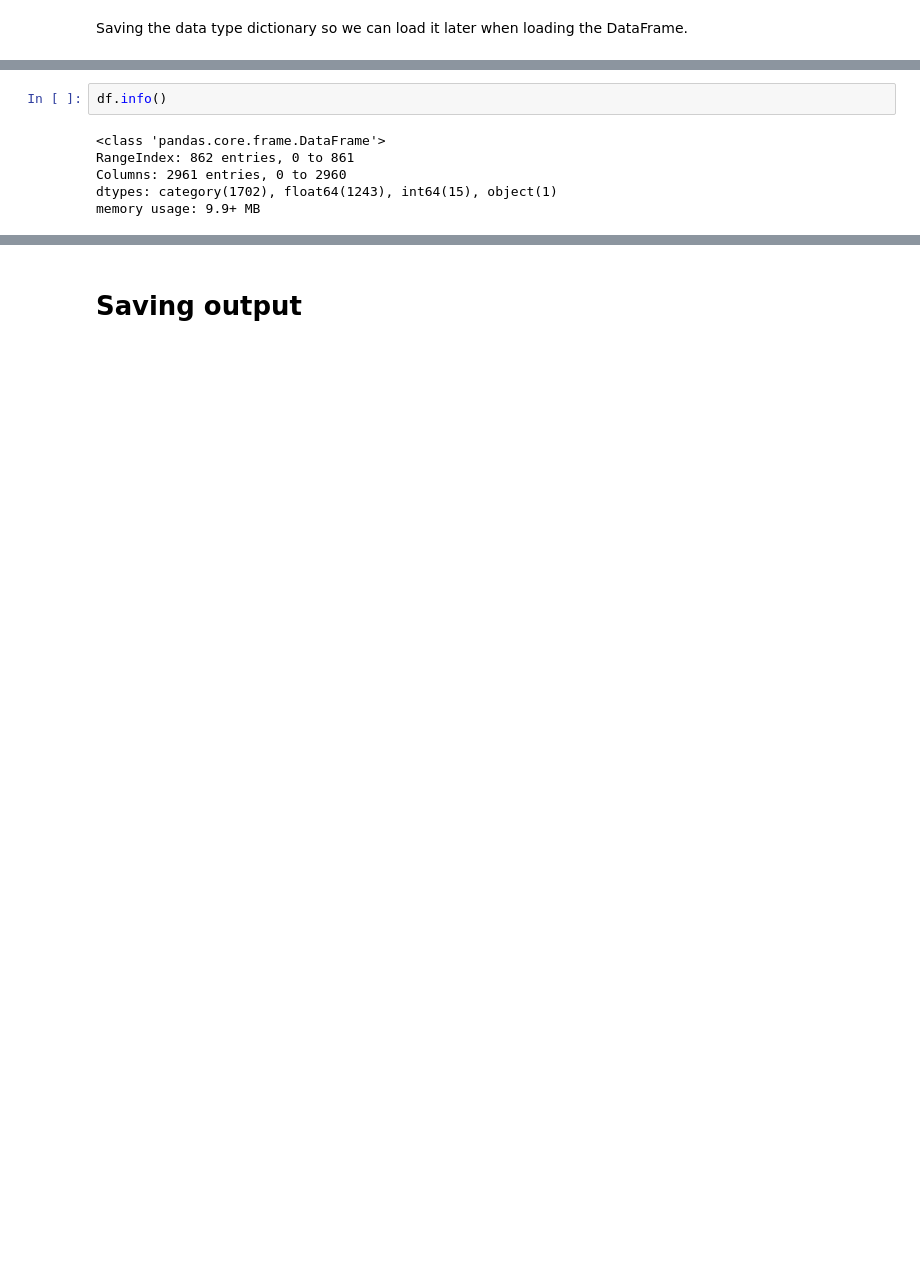
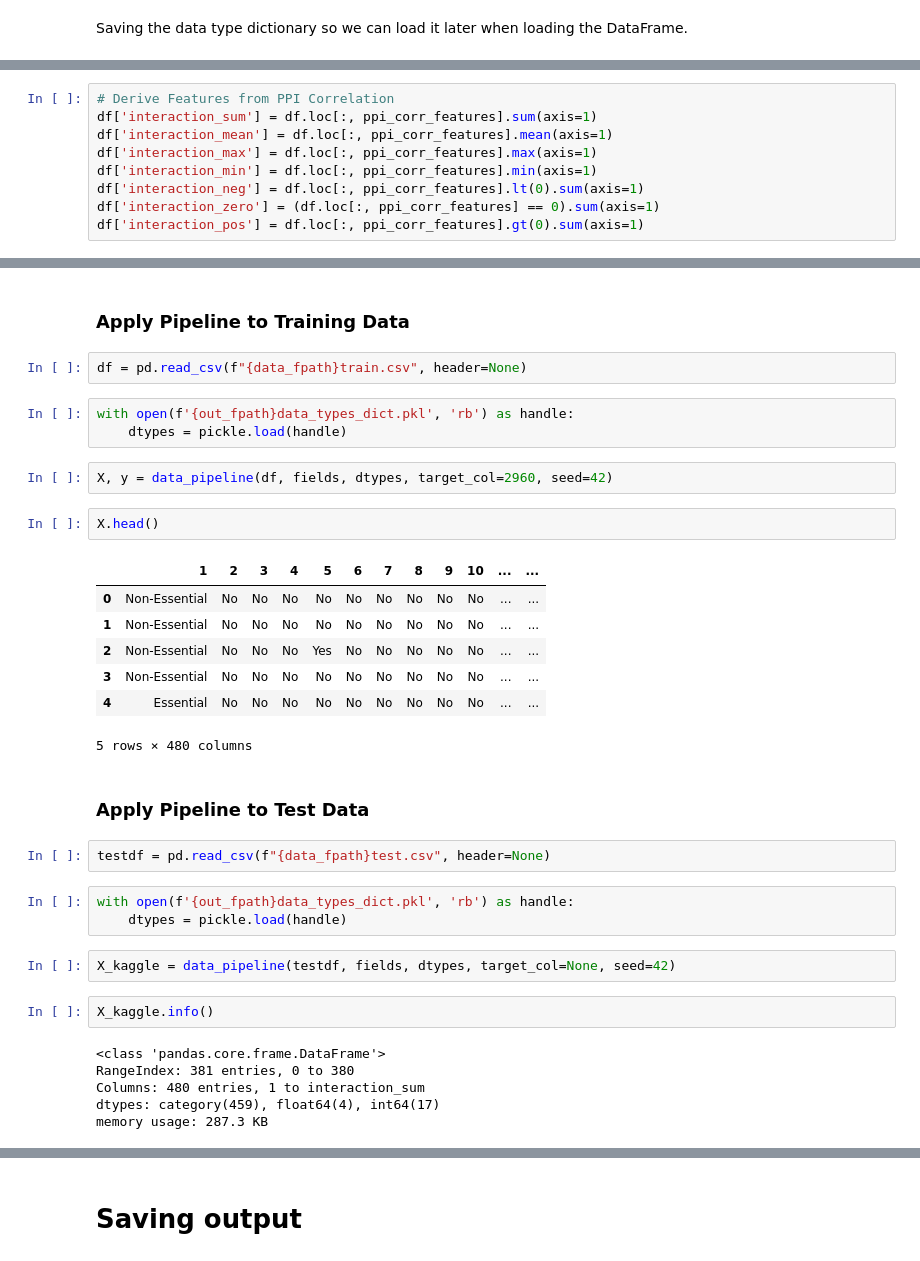
Before and after one commit to NgAngus/protein_localization, a Jupyter notebook: notebooks/data_engineering.ipynb, the cells around one changed output, grey strips where cells are left out. Drawn from its saved outputs; the diff is of its cells as text; blank space fills up the shorter version.

```diff
--- a/notebooks/data_engineering.ipynb
+++ b/notebooks/data_engineering.ipynb
@@ -93,3 +145,12 @@ df.shape
+# %%
+# Derive Features from PPI Correlation
+df['interaction_sum'] = df.loc[:, ppi_corr_features].sum(axis=1)
+df['interaction_mean'] = df.loc[:, ppi_corr_features].mean(axis=1)
+df['interaction_max'] = df.loc[:, ppi_corr_features].max(axis=1)
+df['interaction_min'] = df.loc[:, ppi_corr_features].min(axis=1)
+df['interaction_neg'] = df.loc[:, ppi_corr_features].lt(0).sum(axis=1)
+df['interaction_zero'] = (df.loc[:, ppi_corr_features] == 0).sum(axis=1)
+df['interaction_pos'] = df.loc[:, ppi_corr_features].gt(0).sum(axis=1)
 # %%
 df.head()
 # %% [output]
@@ -116,8 +209,36 @@ df.describe()
+# %% [markdown]
+### Apply Pipeline to Training Data
+# %%
+df = pd.read_csv(f"{data_fpath}train.csv", header=None)
+# %%
+with open(f'{out_fpath}data_types_dict.pkl', 'rb') as handle:
+    dtypes = pickle.load(handle)
+# %%
+X, y = data_pipeline(df, fields, dtypes, target_col=2960, seed=42)
+# %%
+X.head()
+# %% [output]
+|  | 1 | 2 | 3 | 4 | 5 | 6 | 7 | 8 | 9 | 10 | ... | ... |
+| 0 | Non-Essential | No | No | No | No | No | No | No | No | No | ... | ... |
+| 1 | Non-Essential | No | No | No | No | No | No | No | No | No | ... | ... |
+| 2 | Non-Essential | No | No | No | Yes | No | No | No | No | No | ... | ... |
+| 3 | Non-Essential | No | No | No | No | No | No | No | No | No | ... | ... |
+| 4 | Essential | No | No | No | No | No | No | No | No | No | ... | ... |
+5 rows × 480 columns
+# %% [markdown]
+### Apply Pipeline to Test Data
+# %%
+testdf = pd.read_csv(f"{data_fpath}test.csv", header=None)
+# %%
+with open(f'{out_fpath}data_types_dict.pkl', 'rb') as handle:
+    dtypes = pickle.load(handle)
+# %%
+X_kaggle = data_pipeline(testdf, fields, dtypes, target_col=None, seed=42)
 # %%
-df.info()
+X_kaggle.info()
 # %% [output]
 <class 'pandas.core.frame.DataFrame'>
-RangeIndex: 862 entries, 0 to 861
-Columns: 2961 entries, 0 to 2960
-dtypes: category(1702), float64(1243), int64(15), object(1)
-memory usage: 9.9+ MB
+RangeIndex: 381 entries, 0 to 380
+Columns: 480 entries, 1 to interaction_sum
+dtypes: category(459), float64(4), int64(17)
+memory usage: 287.3 KB
```
Also changed, not shown: parts of 51 cells of this notebook, 1 other file.
